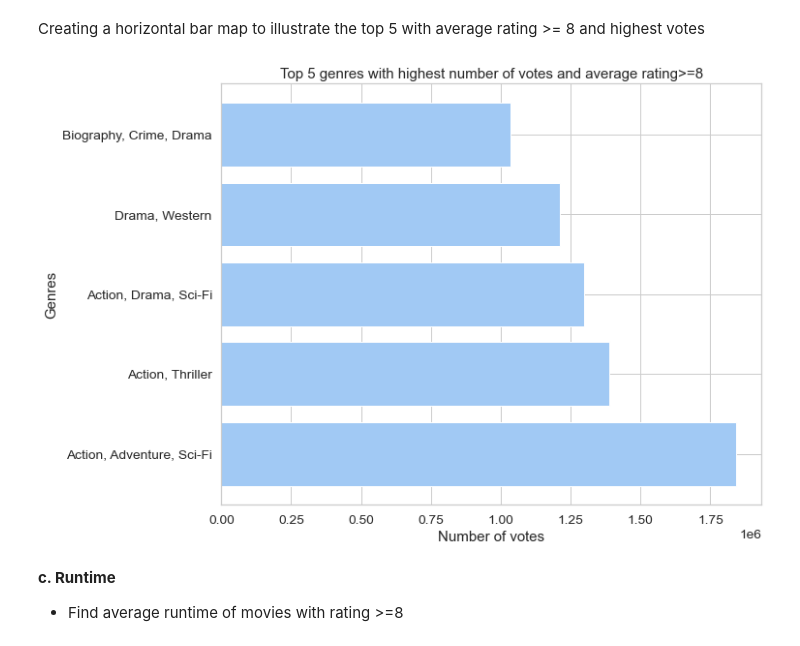
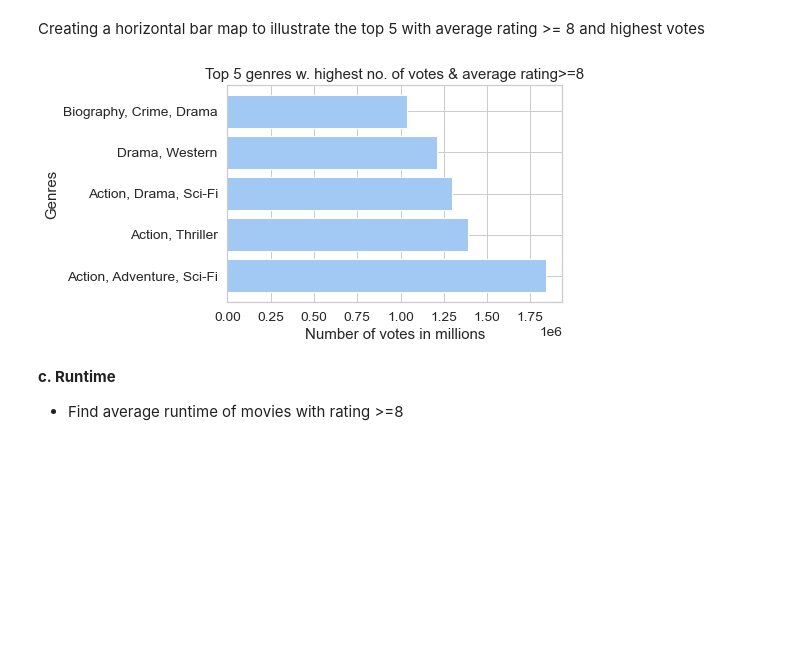
Before and after one commit to NBYHO/Microsoft-project-1, a Jupyter notebook: dsc-phase1-project-template.final.ipynb, the cells around one changed output. Cells and saved outputs as stored; diff of their text form; code cells hidden in the pictures; blank space fills up the shorter version.

Commit message:
graphs update

```diff
--- a/dsc-phase1-project-template.final.ipynb
+++ b/dsc-phase1-project-template.final.ipynb
@@ -106,7 +106,7 @@ import seaborn as sns
 %matplotlib inline
 sns.set_theme(context='notebook', palette='pastel',
               style='whitegrid', font='sans-serif', font_scale=1.25,
-              color_codes=True, rc={'figure.figsize':(10,8)})
+              color_codes=True, rc={'figure.figsize':(6,4)})
 # %% [markdown]
 ## 5. Data exploration
 # %% [markdown]
@@ -764,15 +764,15 @@ Creating a horizontal bar map to illustrate the top 5 with average rating >= 8 a
 # %%
 #graph showing genre with the highest number of votes with average rating>=8
 fig_1, ax = plt.subplots()
 x = ['Action, Adventure, Sci-Fi','Action, Thriller','Action, Drama, Sci-Fi','Drama, Western','Biography, Crime, Drama']
 y = [1841066.0,1387769.0,1299334.0,1211405.0,1035358.0]
 ax.barh(x,y)
-ax.set_title('Top 5 genres with highest number of votes and average rating>=8')
-ax.set_xlabel('Number of votes')
+ax.set_title('Top 5 genres w. highest no. of votes & average rating>=8')
+ax.set_xlabel('Number of votes in millions')
 ax.set_ylabel('Genres')
 plt.savefig('fig_1.png');
 # %% [output]
-[figure, old version]
+[figure, new version]
 # %% [markdown]
 **c. Runtime**
 - Find average runtime of movies with rating >=8
```
Also changed, not shown: parts of 26 cells of this notebook, 5 other files.
